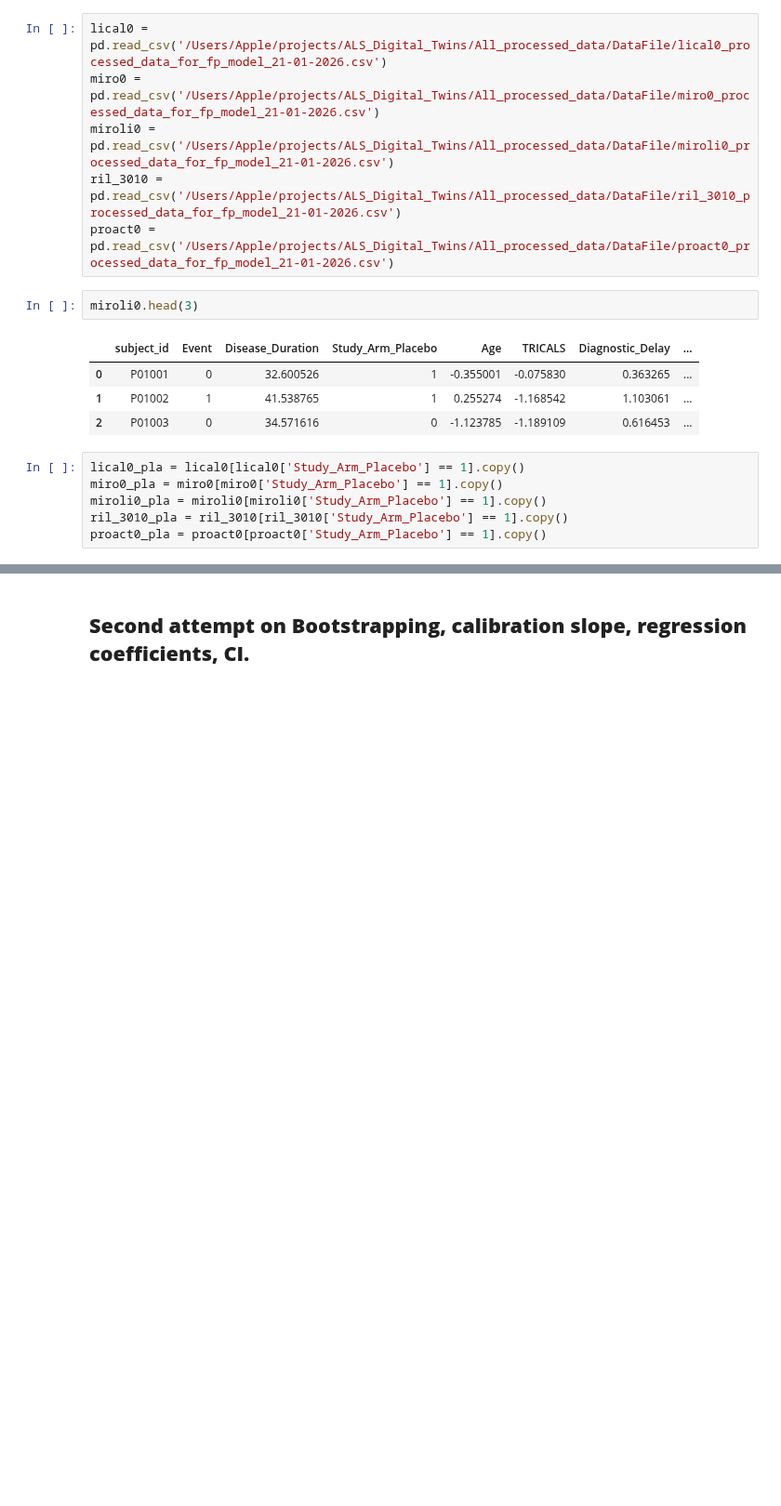
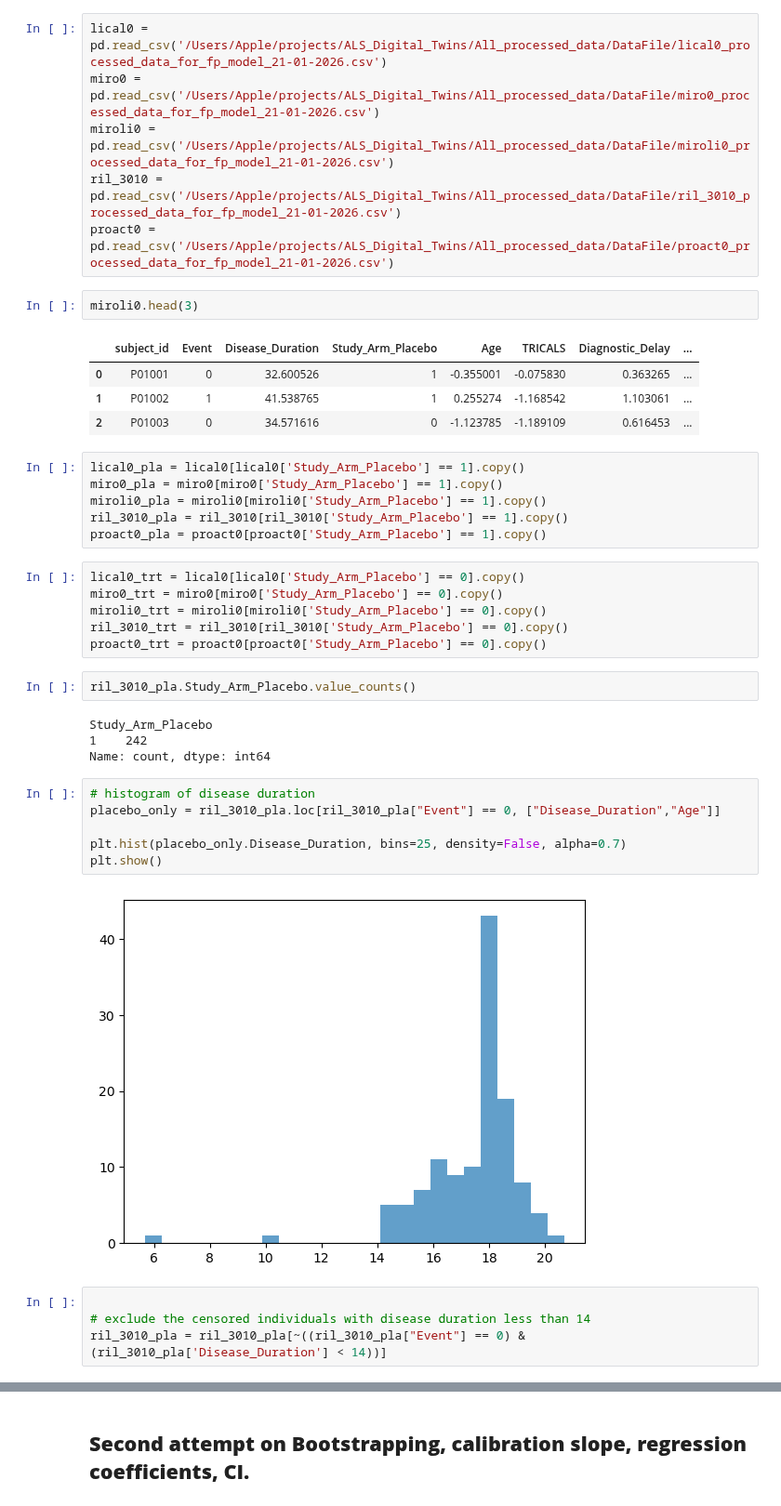
Before and after one commit to Uzoemeka/All_ALS_Data, a Jupyter notebook: 07.1_flexible_parametric_model_script_val_functionized_main_2_placebo.ipynb, the cells around one changed output, grey strips where cells are left out. Shown at 93% size. Saved outputs shown, nothing was run; the diff lists cells and outputs as text; blank space fills up the shorter version.

```diff
--- a/07.1_flexible_parametric_model_script_val_functionized_main_2_placebo.ipynb
+++ b/07.1_flexible_parametric_model_script_val_functionized_main_2_placebo.ipynb
@@ -55,3 +55,27 @@ miro0_pla = miro0[miro0['Study_Arm_Placebo'] == 1].copy()
 miroli0_pla = miroli0[miroli0['Study_Arm_Placebo'] == 1].copy()
 ril_3010_pla = ril_3010[ril_3010['Study_Arm_Placebo'] == 1].copy()
 proact0_pla = proact0[proact0['Study_Arm_Placebo'] == 1].copy()
+# %%
+lical0_trt = lical0[lical0['Study_Arm_Placebo'] == 0].copy()
+miro0_trt = miro0[miro0['Study_Arm_Placebo'] == 0].copy()
+miroli0_trt = miroli0[miroli0['Study_Arm_Placebo'] == 0].copy()
+ril_3010_trt = ril_3010[ril_3010['Study_Arm_Placebo'] == 0].copy()
+proact0_trt = proact0[proact0['Study_Arm_Placebo'] == 0].copy()
+# %%
+ril_3010_pla.Study_Arm_Placebo.value_counts()
+# %% [output]
+Study_Arm_Placebo
+1    242
+Name: count, dtype: int64
+# %%
+# histogram of disease duration
+placebo_only = ril_3010_pla.loc[ril_3010_pla["Event"] == 0, ["Disease_Duration","Age"]]
+
+plt.hist(placebo_only.Disease_Duration, bins=25, density=False, alpha=0.7)
+plt.show()
+# %% [output]
+[figure, added]
+# %%
+
+# exclude the censored individuals with disease duration less than 14
+ril_3010_pla = ril_3010_pla[~((ril_3010_pla["Event"] == 0) & (ril_3010_pla['Disease_Duration'] < 14))]
```
Also changed, not shown: parts of 56 cells of this notebook, 3 other files.
